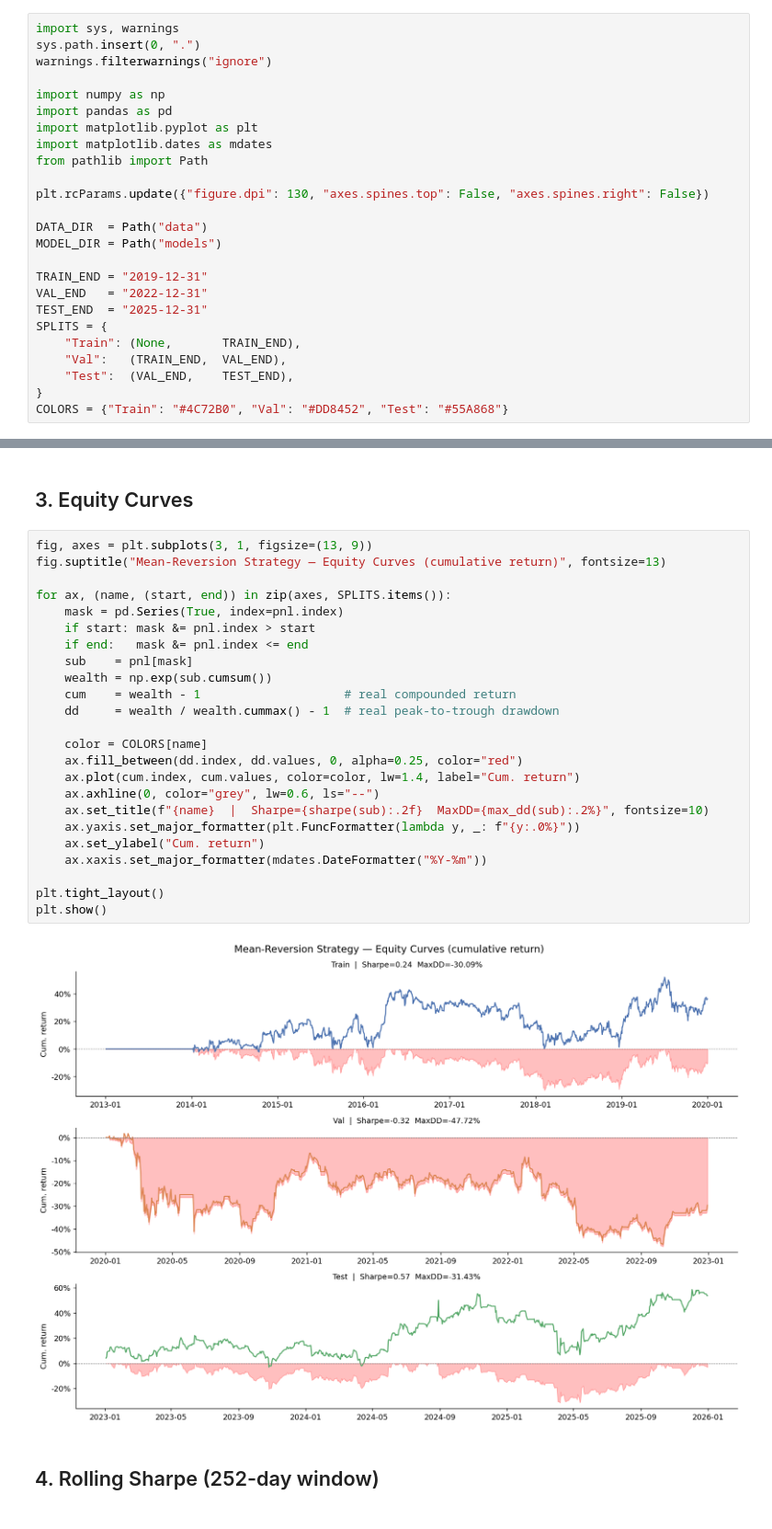
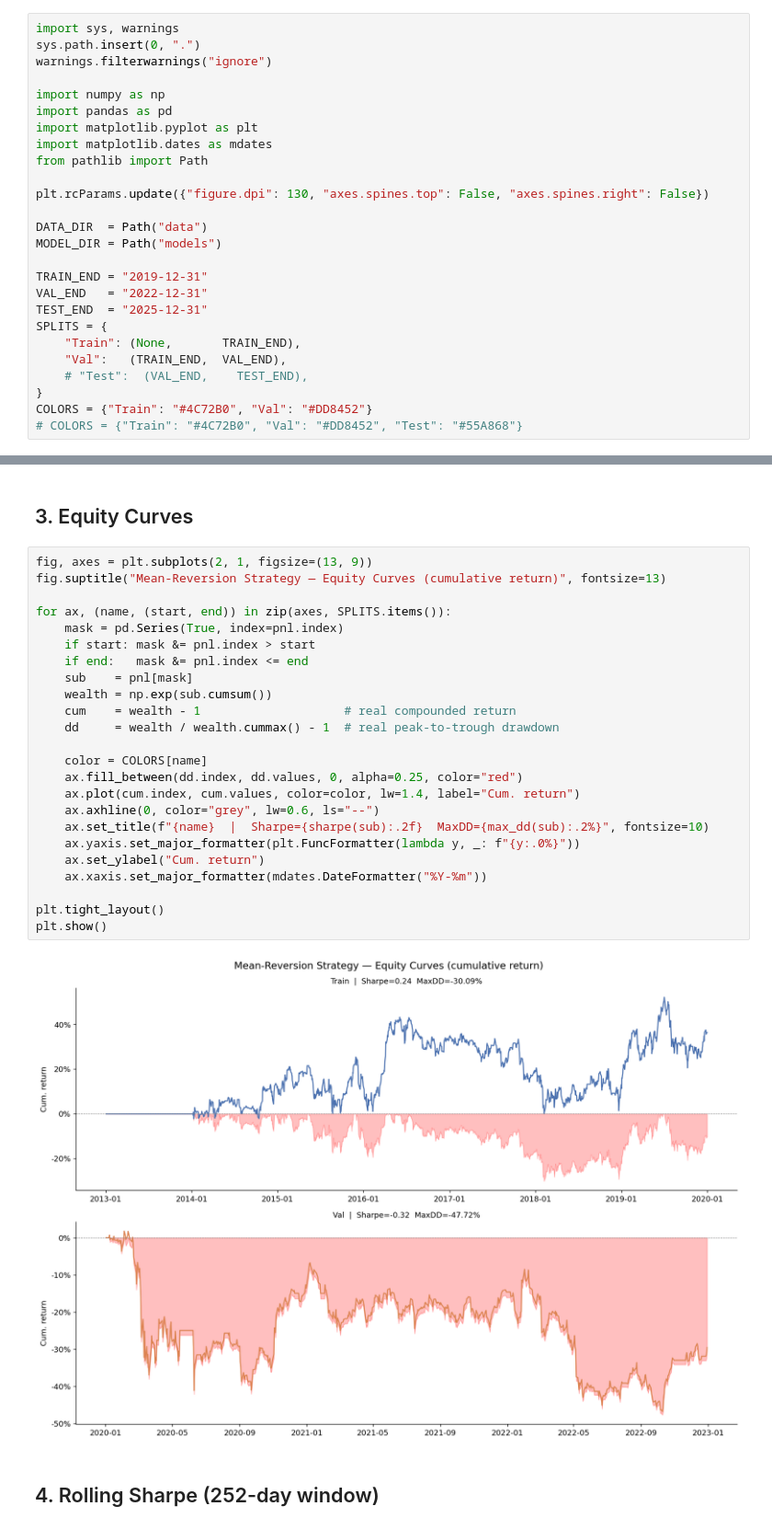
Before and after one commit to Pepegius03/15.C51_project1_tradingstrat, a Jupyter notebook: mean_reversion/results.ipynb, the cells around one changed output, grey strips where cells are left out. Shown at 92% size. Drawn from its saved outputs; the diff is of its cells as text.

```diff
--- a/mean_reversion/results.ipynb
+++ b/mean_reversion/results.ipynb
@@ -33,9 +33,10 @@ TEST_END  = "2025-12-31"
 SPLITS = {
     "Train": (None,       TRAIN_END),
     "Val":   (TRAIN_END,  VAL_END),
-    "Test":  (VAL_END,    TEST_END),
+    # "Test":  (VAL_END,    TEST_END),
 }
-COLORS = {"Train": "#4C72B0", "Val": "#DD8452", "Test": "#55A868"}
+COLORS = {"Train": "#4C72B0", "Val": "#DD8452"}
+# COLORS = {"Train": "#4C72B0", "Val": "#DD8452", "Test": "#55A868"}
 # %% [markdown]
 ## 1. Run Pipeline (skip if cache exists)
 # %%
@@ -115,31 +115,31 @@ stats.style.format({
 # %% [markdown]
 ## 3. Equity Curves
 # %%
-fig, axes = plt.subplots(3, 1, figsize=(13, 9))
+fig, axes = plt.subplots(2, 1, figsize=(13, 9))
 fig.suptitle("Mean-Reversion Strategy — Equity Curves (cumulative return)", fontsize=13)
 
 for ax, (name, (start, end)) in zip(axes, SPLITS.items()):
     mask = pd.Series(True, index=pnl.index)
     if start: mask &= pnl.index > start
     if end:   mask &= pnl.index <= end
     sub    = pnl[mask]
     wealth = np.exp(sub.cumsum())
     cum    = wealth - 1                    # real compounded return
     dd     = wealth / wealth.cummax() - 1  # real peak-to-trough drawdown
 
     color = COLORS[name]
     ax.fill_between(dd.index, dd.values, 0, alpha=0.25, color="red")
     ax.plot(cum.index, cum.values, color=color, lw=1.4, label="Cum. return")
     ax.axhline(0, color="grey", lw=0.6, ls="--")
     ax.set_title(f"{name}  |  Sharpe={sharpe(sub):.2f}  MaxDD={max_dd(sub):.2%}", fontsize=10)
     ax.yaxis.set_major_formatter(plt.FuncFormatter(lambda y, _: f"{y:.0%}"))
     ax.set_ylabel("Cum. return")
     ax.xaxis.set_major_formatter(mdates.DateFormatter("%Y-%m"))
 
 plt.tight_layout()
 plt.show()
 # %% [output]
-[figure, old version]
+[figure, new version]
 # %% [markdown]
 ## 4. Rolling Sharpe (252-day window)
 # %%
```
Also changed, not shown: parts of 5 cells of this notebook, 8 other files.
